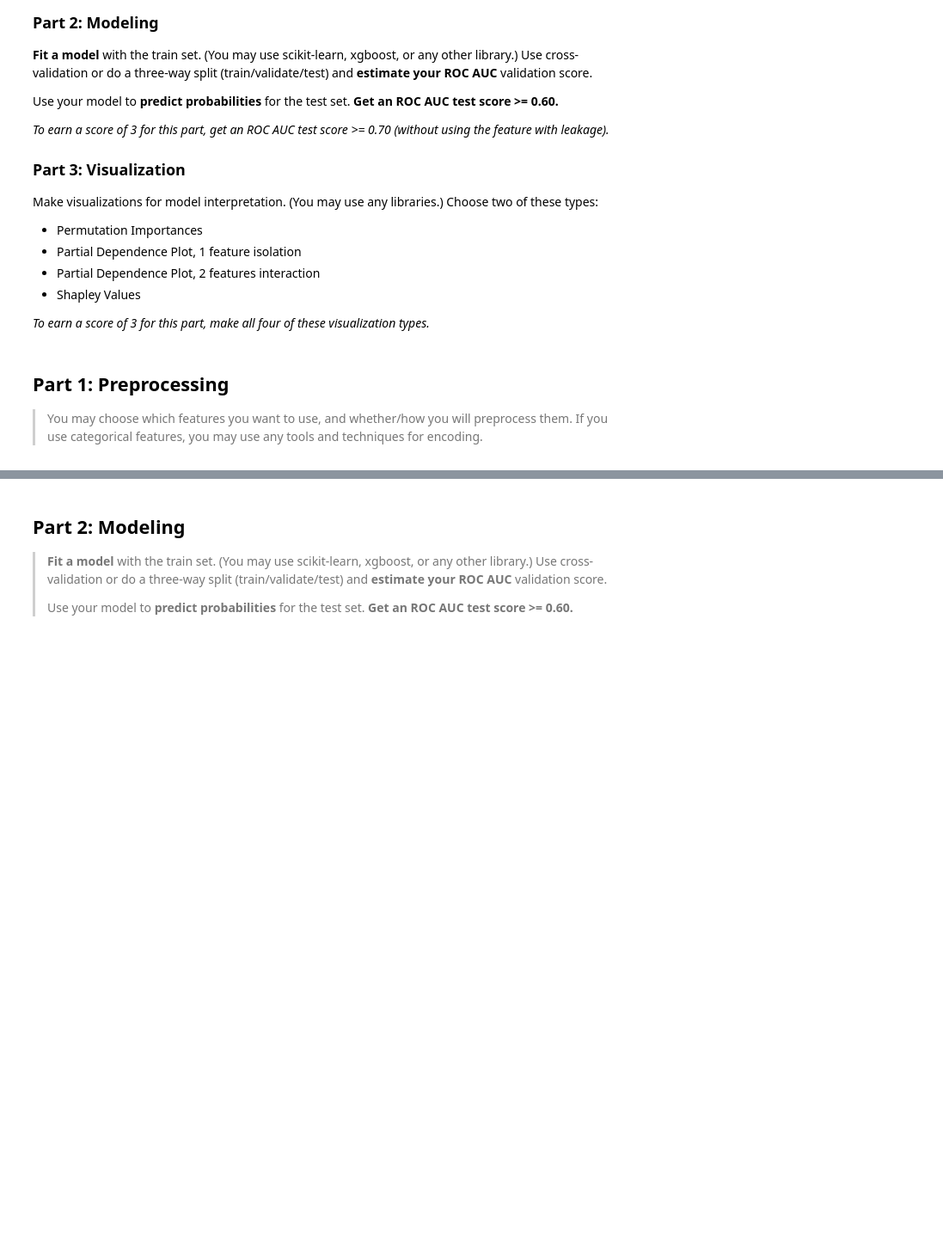
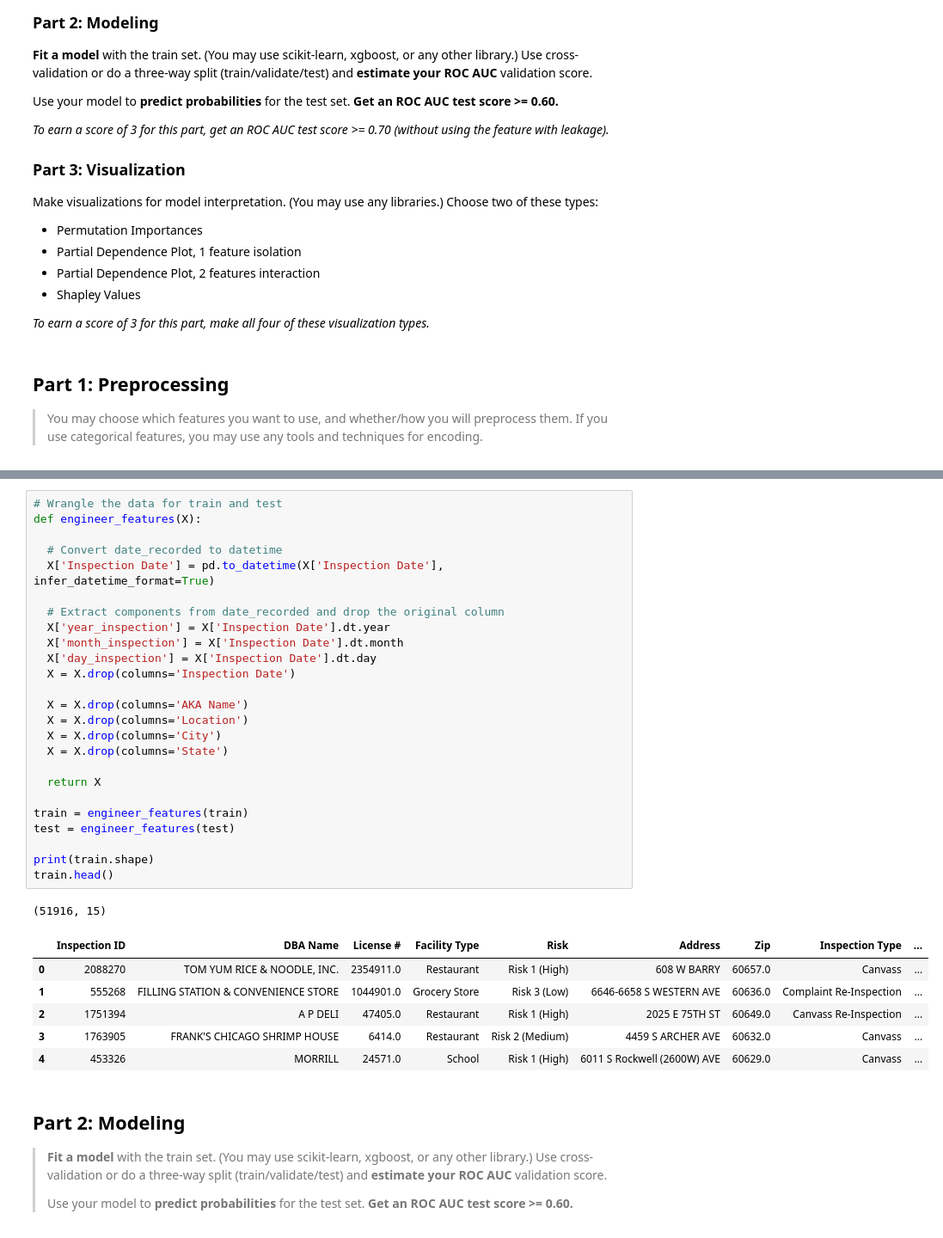
Before and after one commit to JimKing100/DS-Unit-2-Applied-Modeling, a Jupyter notebook: DS_Sprint_Challenge_7.ipynb, the cells around one changed output, grey strips where cells are left out. Shown at 86% size. Saved outputs shown, nothing was run; the diff lists cells and outputs as text; blank space fills up the shorter version.

```diff
--- a/DS_Sprint_Challenge_7.ipynb
+++ b/DS_Sprint_Challenge_7.ipynb
@@ -75,3 +148,36 @@ _To earn a score of 3 for this part, make all four of these visualization types.
+# %%
+# Wrangle the data for train and test
+def engineer_features(X):
+
+  # Convert date_recorded to datetime
+  X['Inspection Date'] = pd.to_datetime(X['Inspection Date'], infer_datetime_format=True)
+
+  # Extract components from date_recorded and drop the original column
+  X['year_inspection'] = X['Inspection Date'].dt.year
+  X['month_inspection'] = X['Inspection Date'].dt.month
+  X['day_inspection'] = X['Inspection Date'].dt.day
+  X = X.drop(columns='Inspection Date')
+
+  X = X.drop(columns='AKA Name')
+  X = X.drop(columns='Location')
+  X = X.drop(columns='City')
+  X = X.drop(columns='State')
+
+  return X
+
+train = engineer_features(train)
+test = engineer_features(test)
+
+print(train.shape)
+train.head()
+# %% [output]
+(51916, 15)
+|  | Inspection ID | DBA Name | License # | Facility Type | Risk | Address | Zip | Inspection Type | ... |
+| 0 | 2088270 | TOM YUM RICE & NOODLE, INC. | 2354911.0 | Restaurant | Risk 1 (High) | 608 W BARRY | 60657.0 | Canvass | ... |
+| 1 | 555268 | FILLING STATION & CONVENIENCE STORE | 1044901.0 | Grocery Store | Risk 3 (Low) | 6646-6658 S WESTERN AVE | 60636.0 | Complaint Re-Inspection | ... |
+| 2 | 1751394 | A P DELI | 47405.0 | Restaurant | Risk 1 (High) | 2025 E 75TH ST | 60649.0 | Canvass Re-Inspection | ... |
+| 3 | 1763905 | FRANK'S CHICAGO SHRIMP HOUSE | 6414.0 | Restaurant | Risk 2 (Medium) | 4459 S ARCHER AVE | 60632.0 | Canvass | ... |
+| 4 | 453326 | MORRILL | 24571.0 | School | Risk 1 (High) | 6011 S Rockwell (2600W) AVE | 60629.0 | Canvass | ... |
 # %% [markdown]
 ## Part 2: Modeling
 
```
Also changed, not shown: parts of 15 cells of this notebook.
